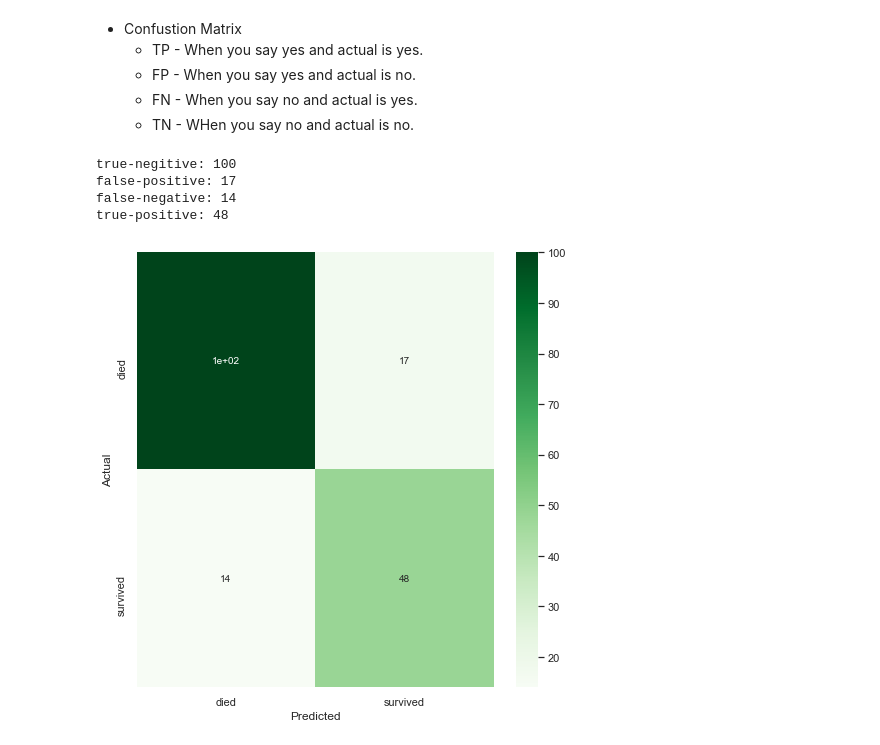
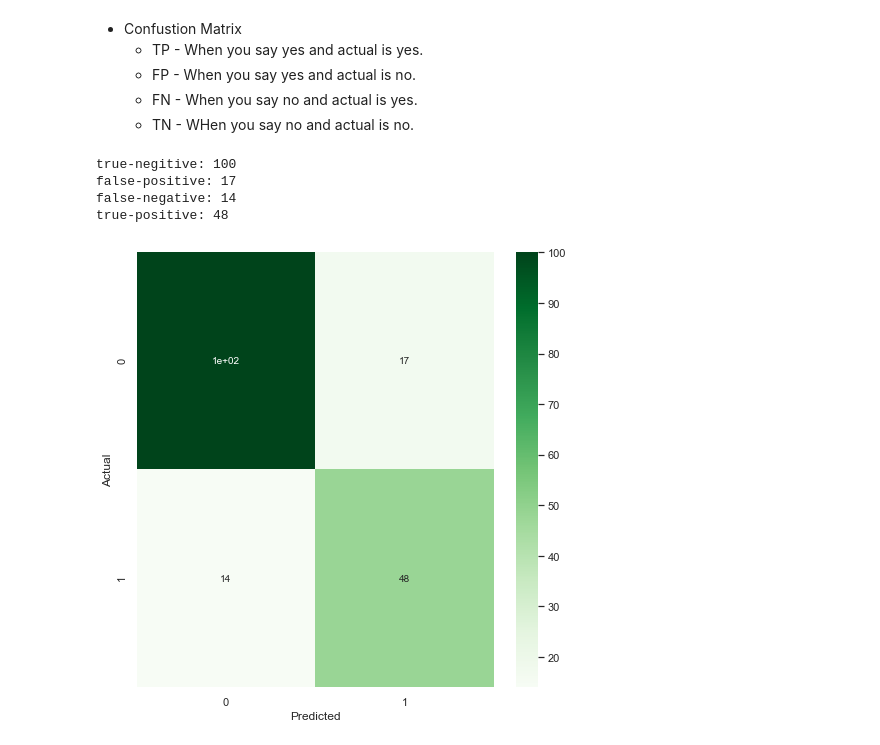
Before and after one commit to CUNYTechPrep/2020-fall-data-science, a Jupyter notebook: Week4-ML-Intro-Classification/Lecture-Logistic-Regression.ipynb, the cells around one changed output. Cells and saved outputs as stored; diff of their text form; code cells hidden in the pictures.

Commit message:
updating lecture removing labels

```diff
--- a/Week4-ML-Intro-Classification/Lecture-Logistic-Regression.ipynb
+++ b/Week4-ML-Intro-Classification/Lecture-Logistic-Regression.ipynb
@@ -51,9 +53,6 @@ df.head()
 1. Check for nulls
 1. Check for dupes
 1. Plot
-# %%
-# Changing the values of the target variable for easier understanding:
-df['survived'] = df['survived'].map( {0: 'died', 1: 'survived' })
 # %%
 # 1. Shape and size
 print(df.shape)
@@ -207,8 +206,9 @@ selected_features = ['fare', 'pclass_2', 'pclass_3', 'sex_male']
 ### Defining our X and y
 * It is industry standard to name your feature matrix as `X`, and your target variable as `y`
 # %%
-X = df[selected_features].values
-y = df['survived'].values
+X = df[selected_features]
+
+y = df['survived']
 # %% [markdown]
 ### Splitting our data into training and testing batches.
 # %%
@@ -361,24 +353,21 @@ f1_score(y_test, y_pred, pos_label='survived')
     * FN - When you say no and actual is yes.
     * TN - WHen you say no and actual is no.
 # %%
-labels=['died', 'survived']
 
-cm = confusion_matrix(y_test, y_pred, labels=['died', 'survived'])
-tn, fp, fn, tp = confusion_matrix(y_test, y_pred, labels=['died', 'survived']).ravel()
+cm = confusion_matrix(y_test, y_pred)
+tn, fp, fn, tp = confusion_matrix(y_test, y_pred).ravel()
 fig = plt.figure(figsize=(8,8))
 ax = sns.heatmap(cm, annot=True, cmap='Greens')
 plt.xlabel('Predicted')
 plt.ylabel('Actual')
-ax.set_xticklabels(labels)
-ax.set_yticklabels(labels)
 
 print('true-negitive:', tn,
       '\nfalse-positive:', fp,
       '\nfalse-negative:', fn,
       '\ntrue-positive:', tp )
 # %% [output]
 true-negitive: 100
 false-positive: 17
 false-negative: 14
 true-positive: 48
-[figure, old version]
+[figure, new version]
```
Also changed, not shown: parts of 14 cells of this notebook.
